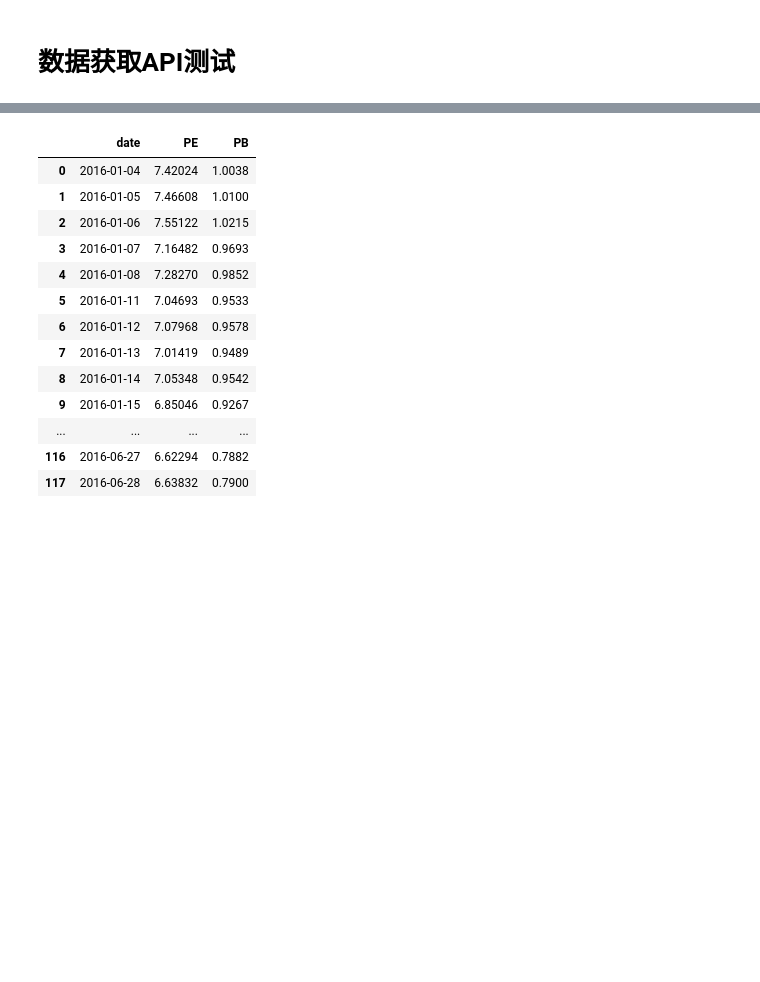
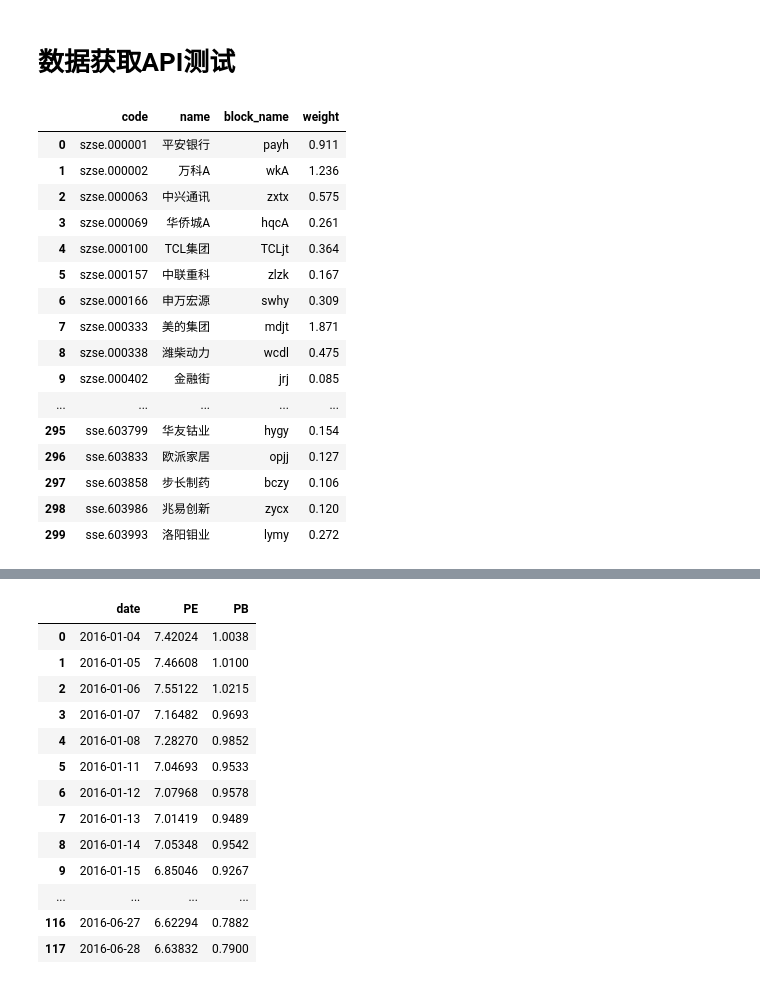
Before and after one commit to JoshuaQYH/TIDIBEI, a Jupyter notebook: data_exploration.ipynb, the cells around one changed output, grey strips where cells are left out. Cells and saved outputs as stored; diff of their text form; code cells hidden in the pictures; blank space fills up the shorter version.

```diff
--- a/data_exploration.ipynb
+++ b/data_exploration.ipynb
@@ -5,3 +5,24 @@ import pandas as pd
 import matplotlib.pyplot as plt
 # %% [markdown]
 # 数据获取API测试
+# %%
+res = at.get_code_list('hs300')
+res
+# %% [output]
+|  | code | name | block_name | weight |
+| 0 | szse.000001 | 平安银行 | payh | 0.911 |
+| 1 | szse.000002 | 万科A | wkA | 1.236 |
+| 2 | szse.000063 | 中兴通讯 | zxtx | 0.575 |
+| 3 | szse.000069 | 华侨城A | hqcA | 0.261 |
+| 4 | szse.000100 | TCL集团 | TCLjt | 0.364 |
+| 5 | szse.000157 | 中联重科 | zlzk | 0.167 |
+| 6 | szse.000166 | 申万宏源 | swhy | 0.309 |
+| 7 | szse.000333 | 美的集团 | mdjt | 1.871 |
+| 8 | szse.000338 | 潍柴动力 | wcdl | 0.475 |
+| 9 | szse.000402 | 金融街 | jrj | 0.085 |
+| ... | ... | ... | ... | ... |
+| 295 | sse.603799 | 华友钴业 | hygy | 0.154 |
+| 296 | sse.603833 | 欧派家居 | opjj | 0.127 |
+| 297 | sse.603858 | 步长制药 | bczy | 0.106 |
+| 298 | sse.603986 | 兆易创新 | zycx | 0.120 |
+| 299 | sse.603993 | 洛阳钼业 | lymy | 0.272 |
```
Also changed, not shown: parts of 3 cells of this notebook, 7 other files.
